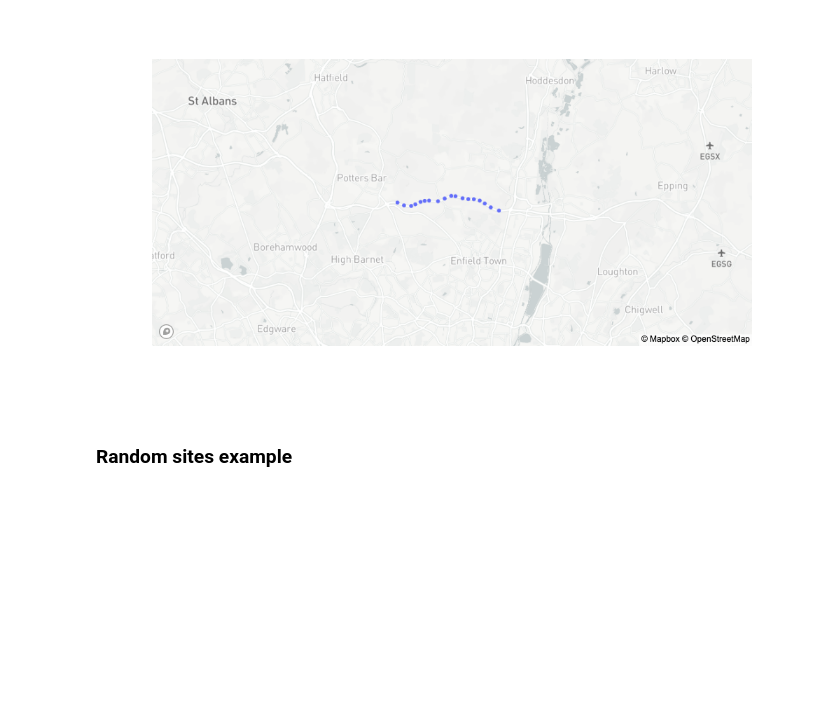
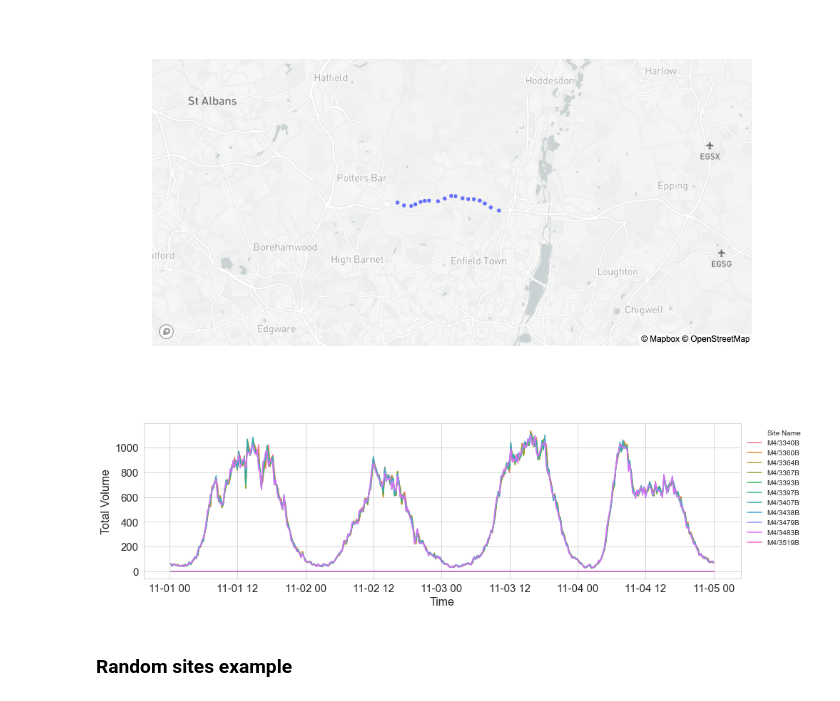
Before and after one commit to markd87/he, a Jupyter notebook: he.ipynb, the cells around one changed output. Cells and saved outputs as stored; diff of their text form; code cells hidden in the pictures; blank space fills up the shorter version.

```diff
--- a/he.ipynb
+++ b/he.ipynb
@@ -104,6 +138,16 @@ show_sites(
 )
 # %% [output]
 [figure]
+# %%
+df_102004801 = midas.daily_report(
+    start="01-11-2019",
+    end="04-11-2019",
+    sites="179,314,319,466,502,685,874,1278,1334,1470,1692",
+)
+# %%
+plot_report(df_102004801)
+# %% [output]
+[figure, added]
 # %% [markdown]
 ### Random sites example
 # %%
```
Also changed, not shown: parts of 10 cells of this notebook, 1 other file.
